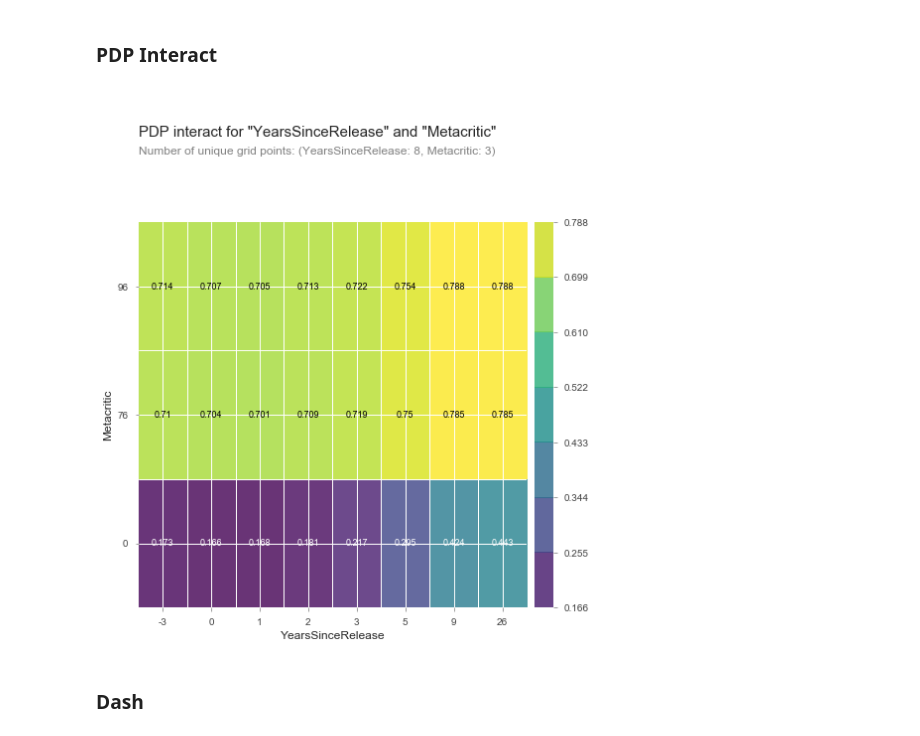
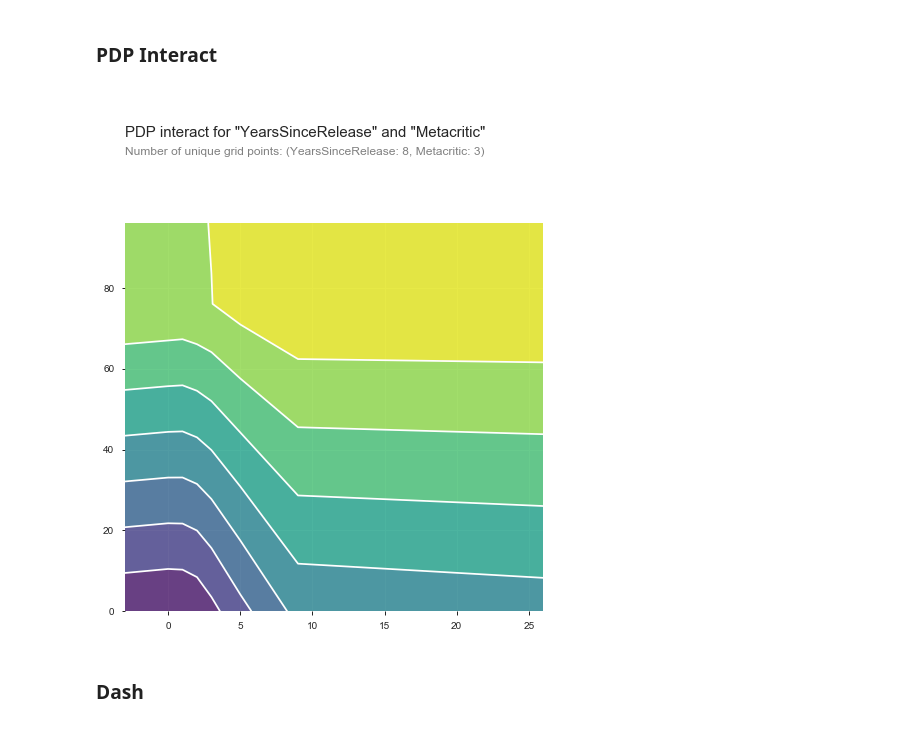
Before and after one commit to JoshuaPMallory/Early-Access, a Jupyter notebook: Ex_Early_Access_Probability.ipynb, the cells around one changed output. Cells and saved outputs as stored; diff of their text form; code cells hidden in the pictures.

Commit message:
Updated file
Updated pdp interact with one that makes more sense.

```diff
--- a/Ex_Early_Access_Probability.ipynb
+++ b/Ex_Early_Access_Probability.ipynb
@@ -401,18 +414,24 @@ def pdp_interact_explain(X, y, feature):
                                ,model_features = X_encoded.columns
                                ,features       = feature
                                )
-    pdp_interact_plot(pdp_interact
-                     ,feature_names = feature
-                     ,plot_type     = 'grid'
-                     )
+    # There's a TypeError in the pdpinteract code that prevents the axes from getting labels
+    # and I can't be bothered to go fix their mistakes.
+    # This ignores it and lets it continue with the plotting
+    try:
+        pdp_interact_plot(pdp_interact
+                         ,feature_names = feature
+                         ,plot_type     = 'contour'
+                         )
+    except:
+        pass
 # %%
 feature = ['YearsSinceRelease', 'Metacritic']
-pdp_interact_explain(X_train
-                    ,y_train
+pdp_interact_explain(train[features]
+                    ,train[target]
                     ,feature
                     )
 # %% [output]
-[figure, old version]
+[figure, new version]
 # %% [markdown]
 ### Dash
 # %%
```
Also changed, not shown: parts of 1 cell of this notebook.
